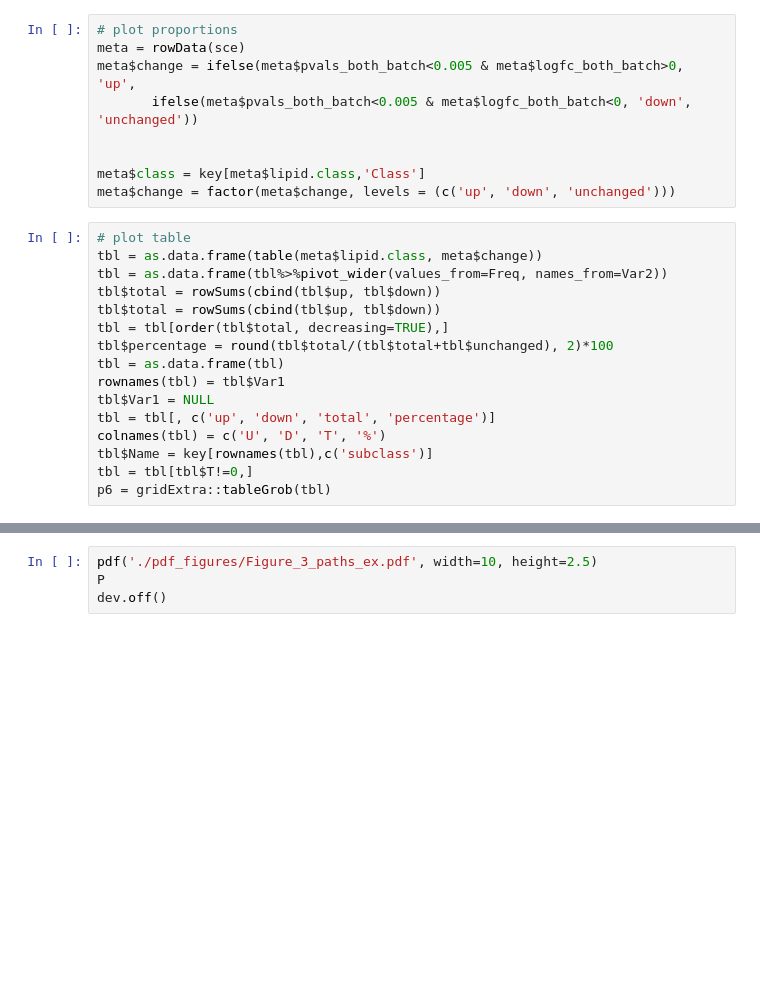
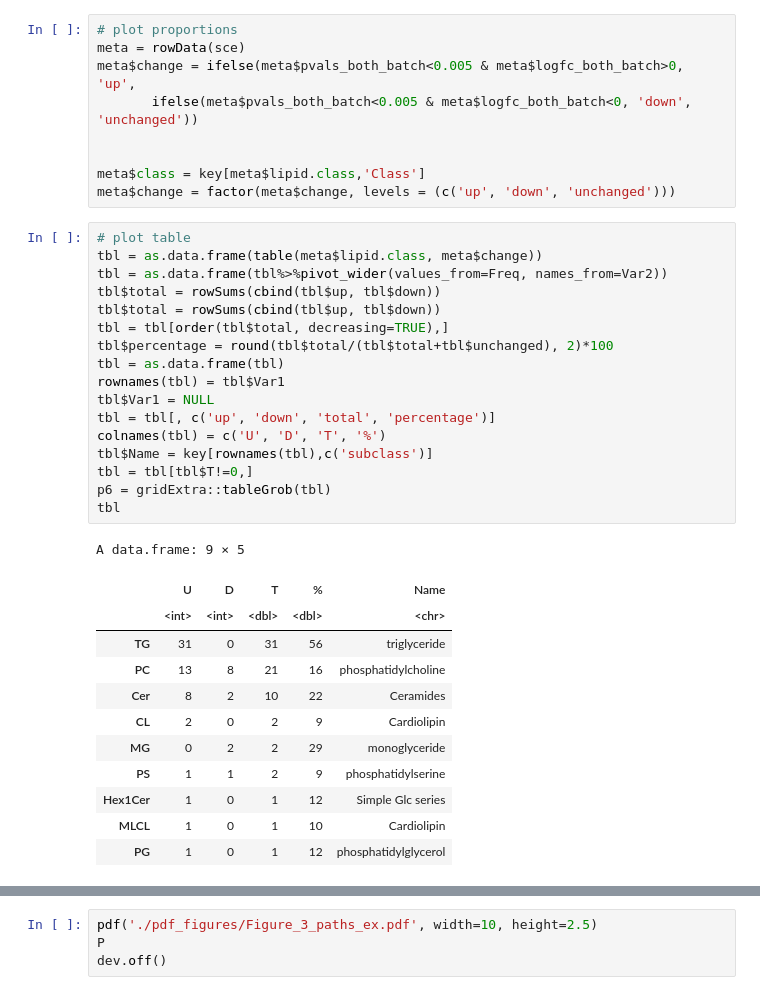
Before and after one commit to djunamay/ABCA7lof2, a Jupyter notebook: notebooks/14-figures.ipynb, the cells around one changed output, grey strips where cells are left out. Drawn from its saved outputs; the diff is of its cells as text; blank space fills up the shorter version.

```diff
--- a/notebooks/14-figures.ipynb
+++ b/notebooks/14-figures.ipynb
@@ -262,16 +271,30 @@ meta$change = factor(meta$change, levels = (c('up', 'down', 'unchanged')))
 # %%
 # plot table
 tbl = as.data.frame(table(meta$lipid.class, meta$change))
 tbl = as.data.frame(tbl%>%pivot_wider(values_from=Freq, names_from=Var2))
 tbl$total = rowSums(cbind(tbl$up, tbl$down))
 tbl$total = rowSums(cbind(tbl$up, tbl$down))
 tbl = tbl[order(tbl$total, decreasing=TRUE),]
 tbl$percentage = round(tbl$total/(tbl$total+tbl$unchanged), 2)*100
 tbl = as.data.frame(tbl)
 rownames(tbl) = tbl$Var1
 tbl$Var1 = NULL
 tbl = tbl[, c('up', 'down', 'total', 'percentage')]
 colnames(tbl) = c('U', 'D', 'T', '%')
 tbl$Name = key[rownames(tbl),c('subclass')]
 tbl = tbl[tbl$T!=0,]
 p6 = gridExtra::tableGrob(tbl)
+tbl
+# %% [output]
+A data.frame: 9 × 5
+|  | U | D | T | % | Name |
+|  | <int> | <int> | <dbl> | <dbl> | <chr> |
+| TG | 31 | 0 | 31 | 56 | triglyceride |
+| PC | 13 | 8 | 21 | 16 | phosphatidylcholine |
+| Cer | 8 | 2 | 10 | 22 | Ceramides |
+| CL | 2 | 0 | 2 | 9 | Cardiolipin |
+| MG | 0 | 2 | 2 | 29 | monoglyceride |
+| PS | 1 | 1 | 2 | 9 | phosphatidylserine |
+| Hex1Cer | 1 | 0 | 1 | 12 | Simple Glc series |
+| MLCL | 1 | 0 | 1 | 10 | Cardiolipin |
+| PG | 1 | 0 | 1 | 12 | phosphatidylglycerol |
```
Also changed, not shown: parts of 9 cells of this notebook, 5 other files.
